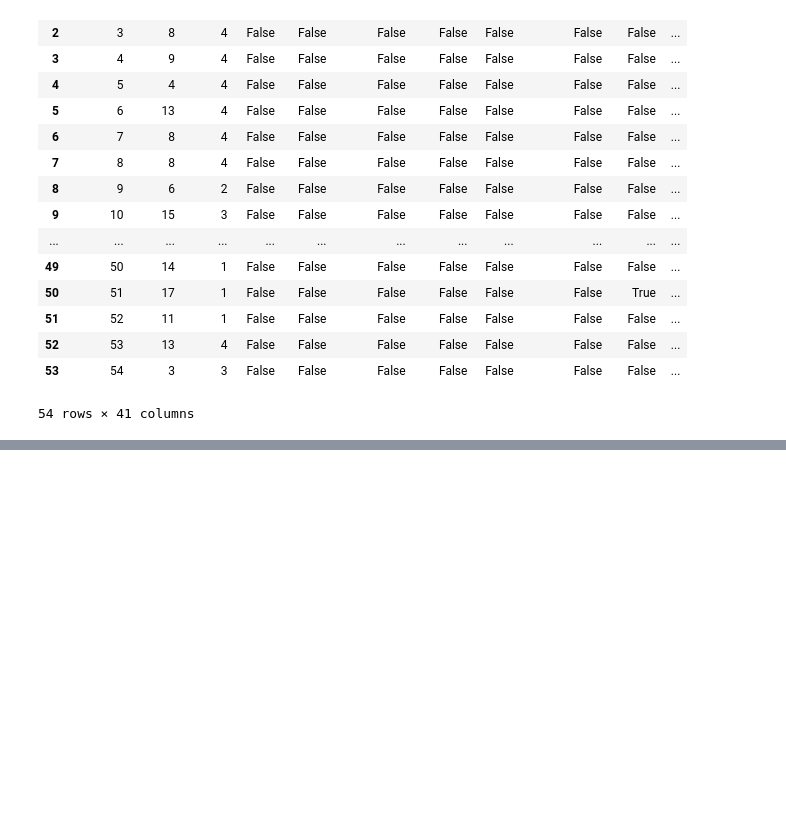
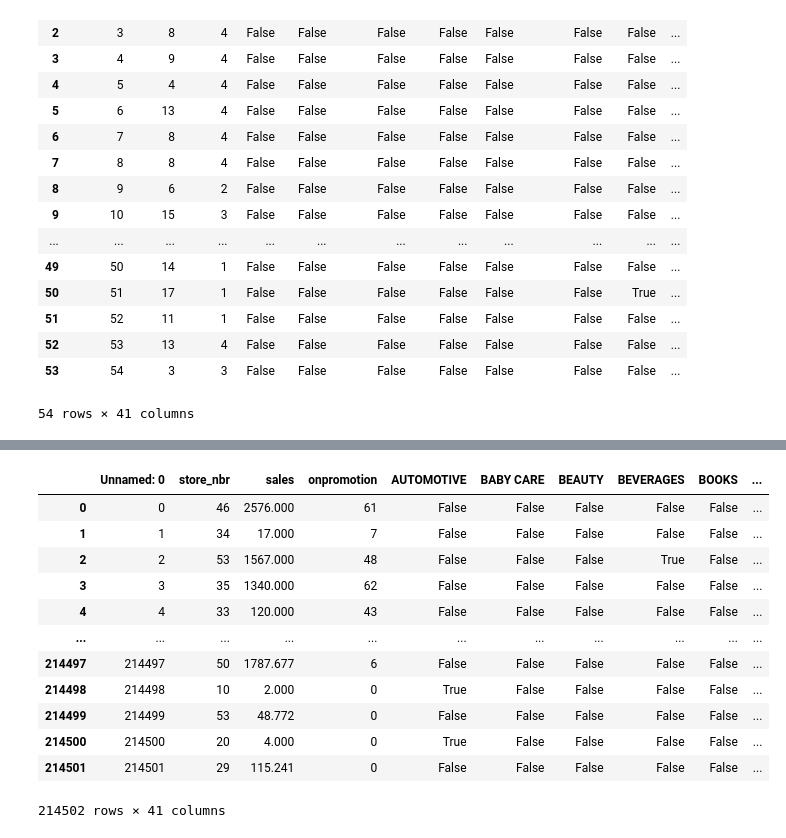
Before and after one commit to rbrox/IBM-dataSci, a Jupyter notebook: ProfitProMax/train_oil_store.ipynb, the cells around one changed output, grey strips where cells are left out. Cells and saved outputs as stored; diff of their text form; code cells hidden in the pictures; blank space fills up the shorter version.

```diff
--- a/ProfitProMax/train_oil_store.ipynb
+++ b/ProfitProMax/train_oil_store.ipynb
@@ -217,0 +232,18 @@ merged_df
+# %%
+file_path = r'.\data_clean\train2.csv'
+df = pd.read_csv(file_path)
+df
+# %% [output]
+|  | Unnamed: 0 | store_nbr | sales | onpromotion | AUTOMOTIVE | BABY CARE | BEAUTY | BEVERAGES | BOOKS | ... |
+| 0 | 0 | 46 | 2576.000 | 61 | False | False | False | False | False | ... |
+| 1 | 1 | 34 | 17.000 | 7 | False | False | False | False | False | ... |
+| 2 | 2 | 53 | 1567.000 | 48 | False | False | False | True | False | ... |
+| 3 | 3 | 35 | 1340.000 | 62 | False | False | False | False | False | ... |
+| 4 | 4 | 33 | 120.000 | 43 | False | False | False | False | False | ... |
+| ... | ... | ... | ... | ... | ... | ... | ... | ... | ... | ... |
+| 214497 | 214497 | 50 | 1787.677 | 6 | False | False | False | False | False | ... |
+| 214498 | 214498 | 10 | 2.000 | 0 | True | False | False | False | False | ... |
+| 214499 | 214499 | 53 | 48.772 | 0 | False | False | False | False | False | ... |
+| 214500 | 214500 | 20 | 4.000 | 0 | True | False | False | False | False | ... |
+| 214501 | 214501 | 29 | 115.241 | 0 | False | False | False | False | False | ... |
+214502 rows × 41 columns
```
Also changed, not shown: parts of 6 cells of this notebook, 1 other file.
